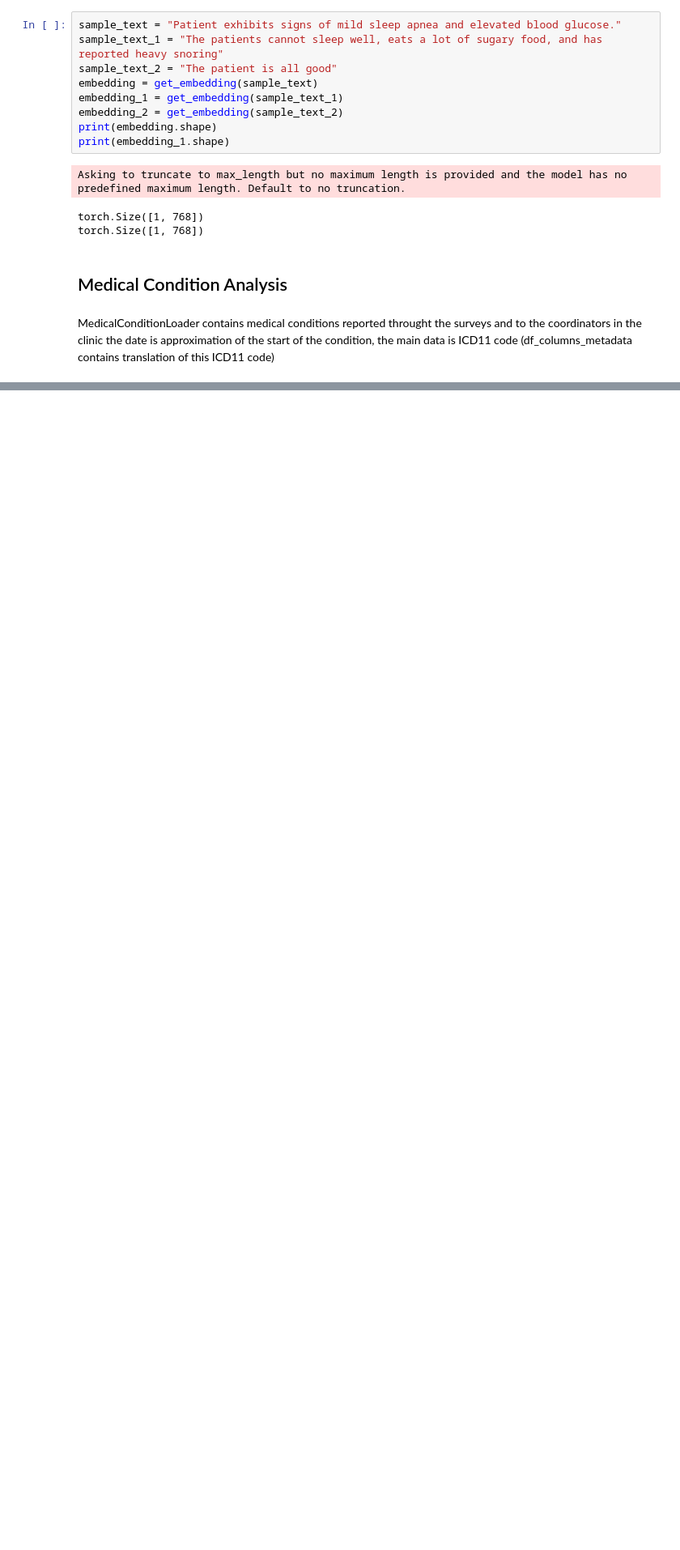
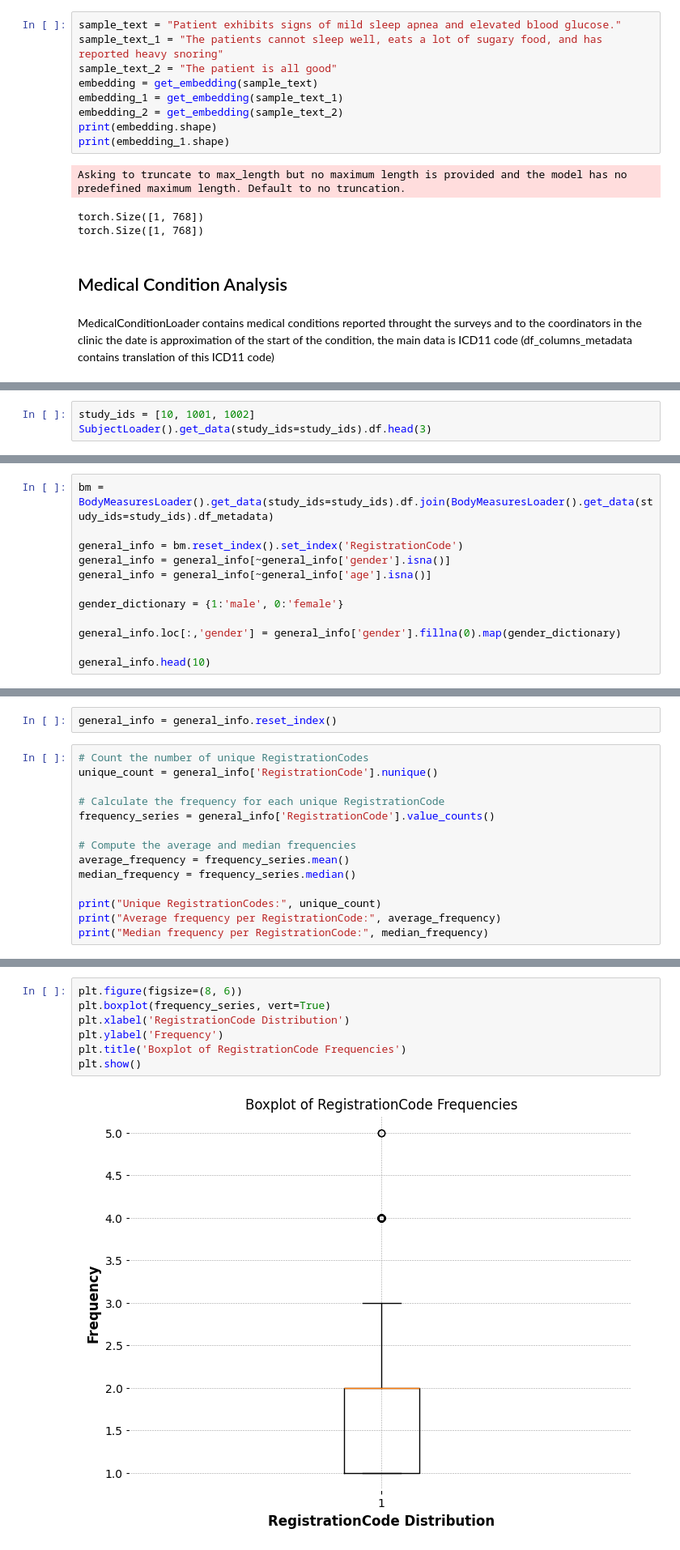
Before and after one commit to gavrielhan/MSc_Thesis, a Jupyter notebook: analysis_sleep_cgm.ipynb, the cells around one changed output, grey strips where cells are left out. Shown at 81% size. Cells and saved outputs as stored; diff of their text form; blank space fills up the shorter version.

```diff
--- a/analysis_sleep_cgm.ipynb
+++ b/analysis_sleep_cgm.ipynb
@@ -377,0 +386,3 @@ fam_medical_condition.head(3)
+# %%
+study_ids = [10, 1001, 1002]
+SubjectLoader().get_data(study_ids=study_ids).df.head(3)
@@ -377,0 +395,12 @@ fam_medical_condition.head(3)
+# %%
+bm = BodyMeasuresLoader().get_data(study_ids=study_ids).df.join(BodyMeasuresLoader().get_data(study_ids=study_ids).df_metadata)
+
+general_info = bm.reset_index().set_index('RegistrationCode')
+general_info = general_info[~general_info['gender'].isna()]
+general_info = general_info[~general_info['age'].isna()]
+
+gender_dictionary = {1:'male', 0:'female'}
+
+general_info.loc[:,'gender'] = general_info['gender'].fillna(0).map(gender_dictionary)
+
+general_info.head(10)
@@ -377,0 +425,16 @@ fam_medical_condition.head(3)
+# %%
+general_info = general_info.reset_index()
+# %%
+# Count the number of unique RegistrationCodes
+unique_count = general_info['RegistrationCode'].nunique()
+
+# Calculate the frequency for each unique RegistrationCode
+frequency_series = general_info['RegistrationCode'].value_counts()
+
+# Compute the average and median frequencies
+average_frequency = frequency_series.mean()
+median_frequency = frequency_series.median()
+
+print("Unique RegistrationCodes:", unique_count)
+print("Average frequency per RegistrationCode:", average_frequency)
+print("Median frequency per RegistrationCode:", median_frequency)
@@ -377,0 +445,9 @@ fam_medical_condition.head(3)
+# %%
+plt.figure(figsize=(8, 6))
+plt.boxplot(frequency_series, vert=True)
+plt.xlabel('RegistrationCode Distribution')
+plt.ylabel('Frequency')
+plt.title('Boxplot of RegistrationCode Frequencies')
+plt.show()
+# %% [output]
+[figure, added]
```
Also changed, not shown: parts of 8 cells of this notebook.
